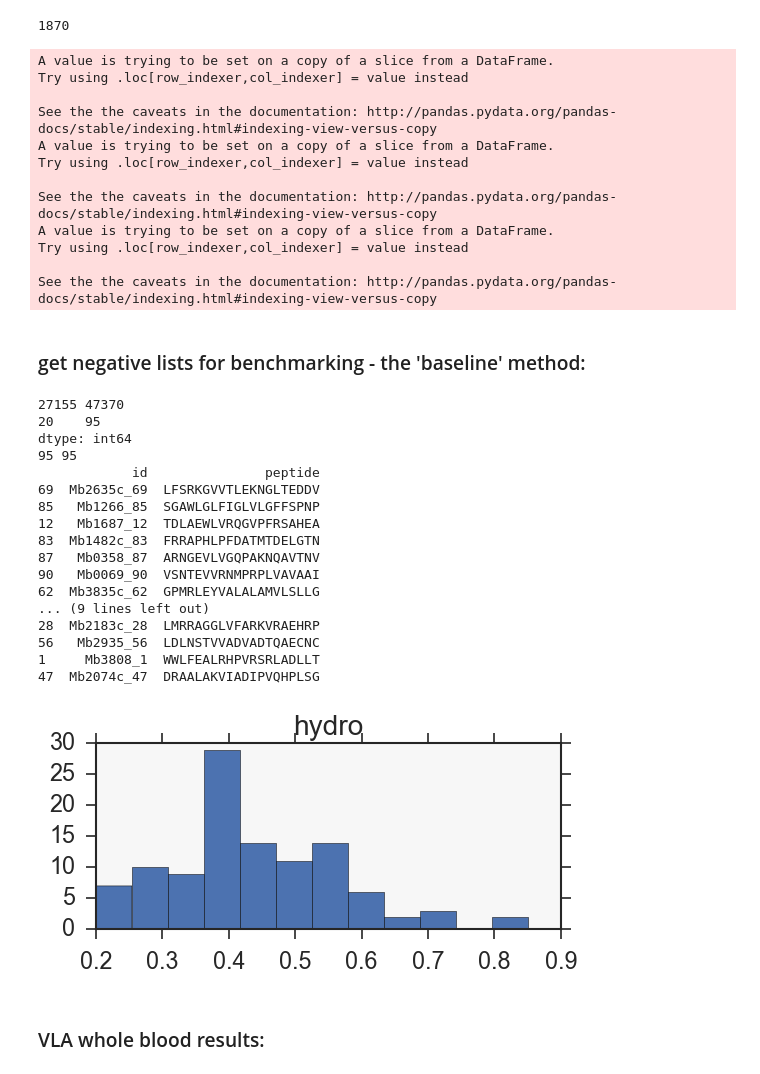
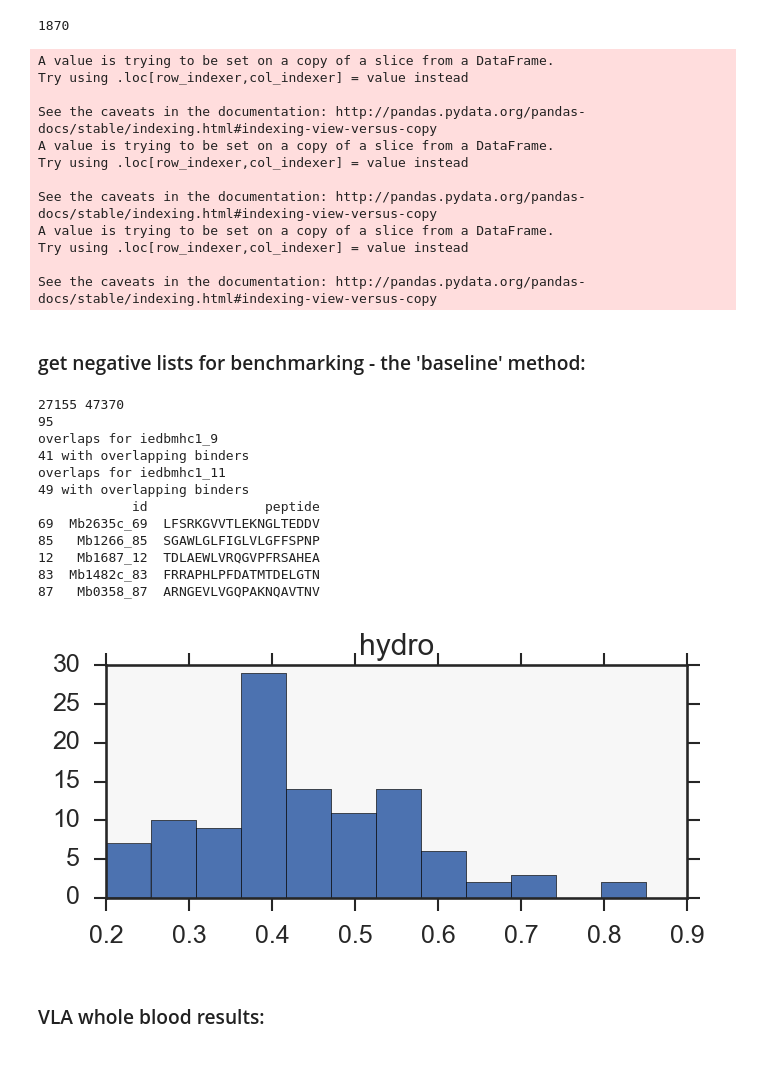
Before and after one commit to dmnfarrell/gordon-group, a Jupyter notebook: antigen-mining/mapping_results.ipynb, the cells around one changed output. Drawn from its saved outputs; the diff is of its cells as text; code cells hidden in the pictures.

```diff
--- a/antigen-mining/mapping_results.ipynb
+++ b/antigen-mining/mapping_results.ipynb
@@ -114,7 +134,7 @@ binders_MTB-H37Rv_netmhciipan_bovine_15_3.csv
 3    Rv1296   9.165        2           18    246  264  AAMTASAEYLRLLRRHNVAA   Mb1328       100
 4    Rv2715   9.000        3           17    140  157  VTKDVNIVFRLASLPMGSEA   Mb2734       100
 # %%
-plt.rcParams['font.size']=18
+plt.rcParams['font.size']=16
 venn3([set(n9.locus_tag),set(n11.locus_tag),set(n15.locus_tag)],set_labels=['9mer','11mer','15mer'])
 plt.title('netMHCIIpan n-mer overlapping proteins')
 #set(res1[:50].locus_tag) & set(res2[:50].locus_tag)
@@ -204,3 +234,27 @@ overlaps for iedbmhc1_11
+# %%
+#check our mhc 1 predictions and overlaps!
+cols = ['name','peptide','pos','start','end']
+bb = biedb1[biedb1.name=='Rv0580c']
+ss = EpitopePipeline.getSharedBinders('MTB-H37Rv', 'bovine', genome, 3)
+ss = ss[ss.name=='Rv0580c']
+print 'mhc1 binders:'
+print bb
+print 'target:'
+print ss[cols]
+oo = EpitopePipeline.getOverlappingBinders(ss, bb)
+print
+print oo[cols+['overlap']]
+
+'''c=0
+X = pd.read_msgpack('epit_MTB-H37Rv_iedbmhc1_11.mpk',iterator=True,chunksize=200)
+for df in X:
+    if not type(df) is pd.DataFrame: continue
+    c+=1
+    if c>1000: break
+    if df.name.iloc[0] == 'Rv0580c':
+        print df.allele.unique()
+        print df'''
+print
 # %%
 #remove all sharedbinders we have already found in cluster methods!
 sh1 = shared.merge(nfinal,on='locus_tag')
@@ -272,15 +336,15 @@ writer.save()
 A value is trying to be set on a copy of a slice from a DataFrame.
 Try using .loc[row_indexer,col_indexer] = value instead
 
-See the the caveats in the documentation: http://pandas.pydata.org/pandas-docs/stable/indexing.html#indexing-view-versus-copy
+See the caveats in the documentation: http://pandas.pydata.org/pandas-docs/stable/indexing.html#indexing-view-versus-copy
 A value is trying to be set on a copy of a slice from a DataFrame.
 Try using .loc[row_indexer,col_indexer] = value instead
 
-See the the caveats in the documentation: http://pandas.pydata.org/pandas-docs/stable/indexing.html#indexing-view-versus-copy
+See the caveats in the documentation: http://pandas.pydata.org/pandas-docs/stable/indexing.html#indexing-view-versus-copy
 A value is trying to be set on a copy of a slice from a DataFrame.
 Try using .loc[row_indexer,col_indexer] = value instead
 
-See the the caveats in the documentation: http://pandas.pydata.org/pandas-docs/stable/indexing.html#indexing-view-versus-copy
+See the caveats in the documentation: http://pandas.pydata.org/pandas-docs/stable/indexing.html#indexing-view-versus-copy
 # %% [markdown]
 ### get negative lists for benchmarking - the 'baseline' method:
 # %%
@@ -320,47 +384,49 @@ mapping = pd.read_csv('mbovis_mapping_new.csv',usecols=[1,2,3,4])
 bneg = bneg.merge(mapping,left_on='locus_tag',right_on='tbname',how='inner')
 #remove <20mers
 bneg = bneg[bneg.peptide.str.len()==20]
 #filter hydro?
 #bneg = bneg[bneg.hydro<=0.6]
 bneg.hist('hydro',bins=12,figsize=(5,2),grid=False)
 
 #remove any overlapping in positives!
 #print bneg[bneg.columns[3:10]].merge(plist[['locus_tag','peptide']],on='locus_tag',how='inner')
 bneg = bneg[-bneg.locus_tag.isin(plist.locus_tag)]
 bneg = bneg.drop_duplicates('peptide')
-
 bneg = bneg.reset_index()
 bneg = bneg.reindex(np.random.permutation(bneg.index))
 bneg.index = bneg.index+1
 ind = bneg.index.astype(str)
 bneg['id'] = bneg.mbname+'_'+ind
 
+print len(bneg)
+x=bneg.copy()
+for i in mhc1binders:
+    lbl = i+'_overlap'
+    print 'overlaps for %s' %i
+    x = EpitopePipeline.getOverlappingBinders(x, mhc1binders[i], label=lbl)
+bneg['mhc1overlaps'] = x.filter(regex="iedbmhc1_").sum(axis=1)
+
 bneg.to_csv('negatives_list.csv',index=False)
 writer = pd.ExcelWriter('negatives_list.xls')
 lcols=['id','peptide']
-print bneg.peptide.str.len().value_counts()
-print len(bneg), len(bneg.peptide.unique())
-print bneg[lcols][:20]
+#print bneg.peptide.str.len().value_counts()
+#print len(bneg), len(bneg.peptide.unique())
+print bneg[lcols][:5]
 bneg[lcols].to_excel(writer,'negatives list')
 writer.save()
 # %% [output]
 27155 47370
-20    95
-dtype: int64
-95 95
+95
+overlaps for iedbmhc1_9
+41 with overlapping binders
+overlaps for iedbmhc1_11
+49 with overlapping binders
             id               peptide
 69  Mb2635c_69  LFSRKGVVTLEKNGLTEDDV
 85   Mb1266_85  SGAWLGLFIGLVLGFFSPNP
 12   Mb1687_12  TDLAEWLVRQGVPFRSAHEA
 83  Mb1482c_83  FRRAPHLPFDATMTDELGTN
 87   Mb0358_87  ARNGEVLVGQPAKNQAVTNV
-90   Mb0069_90  VSNTEVVRNMPRPLVAVAAI
-62  Mb3835c_62  GPMRLEYVALALAMVLSLLG
-... (9 lines left out)
-28  Mb2183c_28  LMRRAGGLVFARKVRAEHRP
-56   Mb2935_56  LDLNSTVVADVADTQAECNC
-1     Mb3808_1  WWLFEALRHPVRSRLADLLT
-47  Mb2074c_47  DRAALAKVIADIPVQHPLSG
-[figure, old version]
+[figure, new version]
 # %%
 def responsesbreakdown(res, key='#pos',label=''):
```
Also changed, not shown: parts of 51 cells of this notebook.
